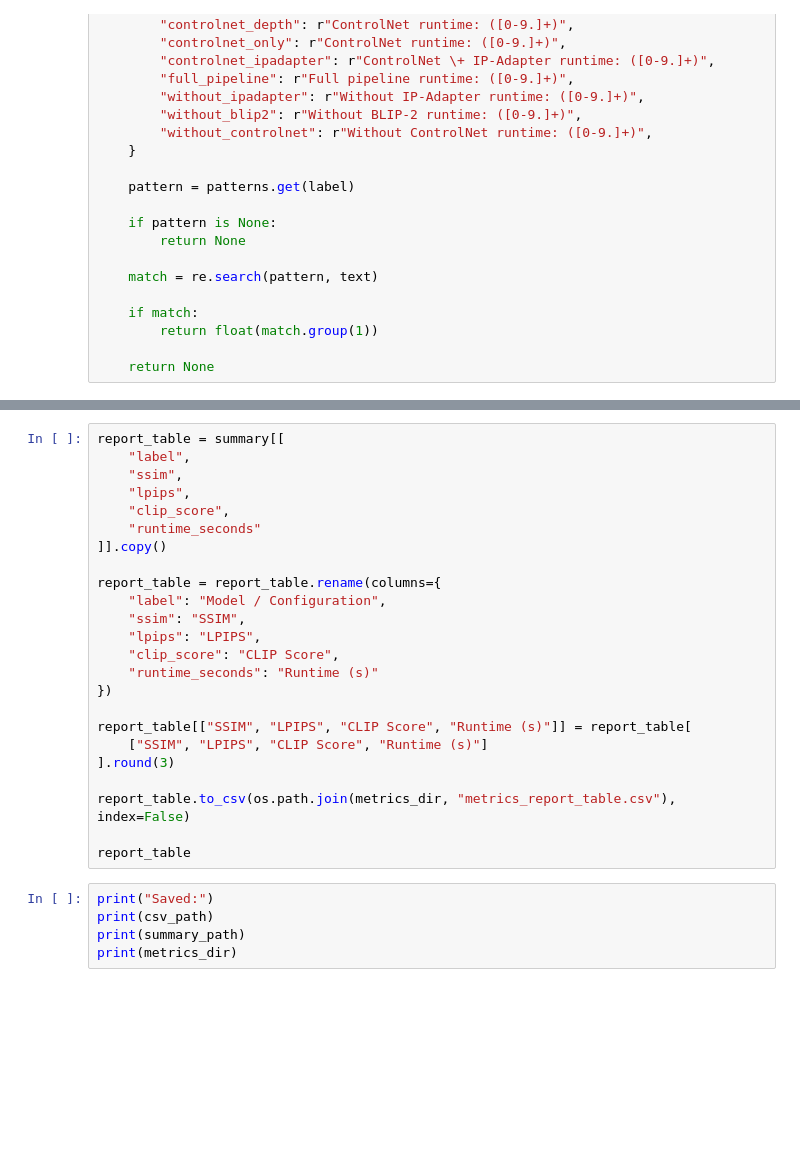
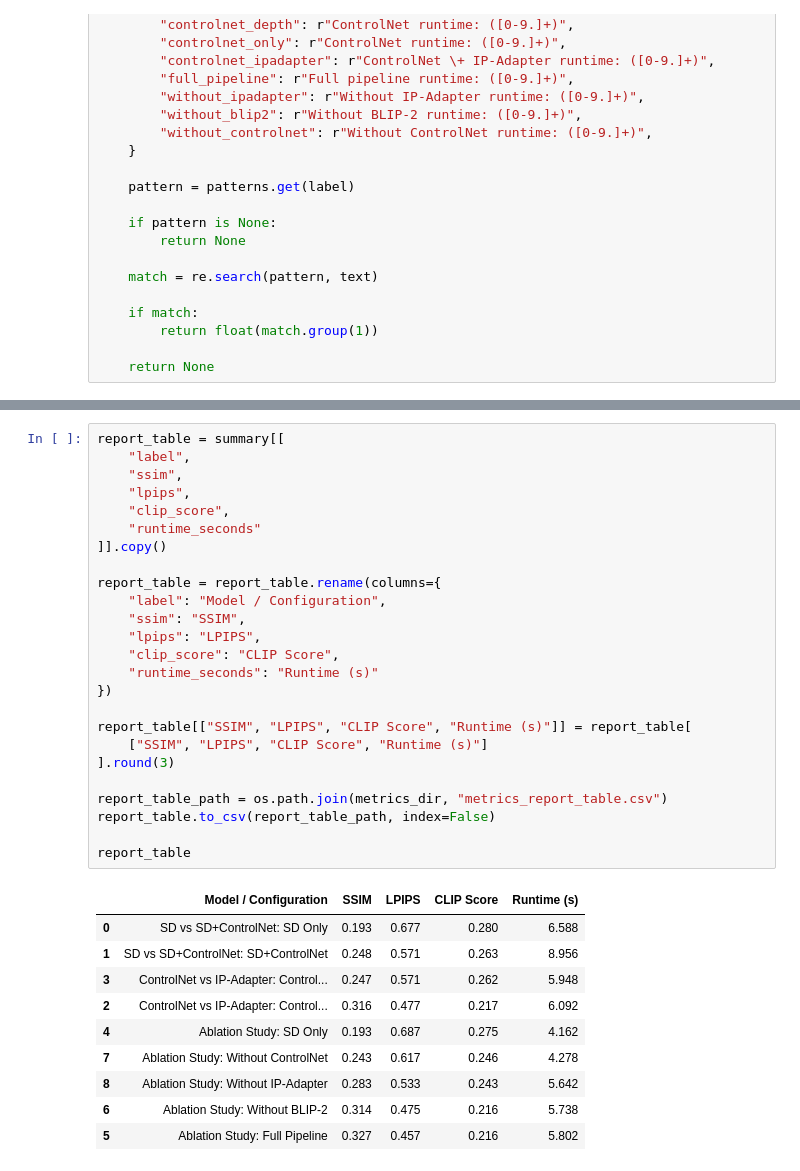
Before and after one commit to josephzl04/image-data-generation, a Jupyter notebook: notebooks/metrics_evaluation.ipynb, the cells around one changed output, grey strips where cells are left out. Saved outputs shown, nothing was run; the diff lists cells and outputs as text; blank space fills up the shorter version.

```diff
--- a/notebooks/metrics_evaluation.ipynb
+++ b/notebooks/metrics_evaluation.ipynb
@@ -285,29 +367,36 @@ plt.show()
-# %%
-report_table = summary[[
-    "label",
-    "ssim",
-    "lpips",
-    "clip_score",
-    "runtime_seconds"
-]].copy()
-
-report_table = report_table.rename(columns={
-    "label": "Model / Configuration",
-    "ssim": "SSIM",
-    "lpips": "LPIPS",
-    "clip_score": "CLIP Score",
-    "runtime_seconds": "Runtime (s)"
-})
-
-report_table[["SSIM", "LPIPS", "CLIP Score", "Runtime (s)"]] = report_table[
-    ["SSIM", "LPIPS", "CLIP Score", "Runtime (s)"]
-].round(3)
-
-report_table.to_csv(os.path.join(metrics_dir, "metrics_report_table.csv"), index=False)
-
-report_table
-# %%
-print("Saved:")
-print(csv_path)
-print(summary_path)
-print(metrics_dir)
+# %%
+report_table = summary[[
+    "label",
+    "ssim",
+    "lpips",
+    "clip_score",
+    "runtime_seconds"
+]].copy()
+
+report_table = report_table.rename(columns={
+    "label": "Model / Configuration",
+    "ssim": "SSIM",
+    "lpips": "LPIPS",
+    "clip_score": "CLIP Score",
+    "runtime_seconds": "Runtime (s)"
+})
+
+report_table[["SSIM", "LPIPS", "CLIP Score", "Runtime (s)"]] = report_table[
+    ["SSIM", "LPIPS", "CLIP Score", "Runtime (s)"]
+].round(3)
+
+report_table_path = os.path.join(metrics_dir, "metrics_report_table.csv")
+report_table.to_csv(report_table_path, index=False)
+
+report_table
+# %% [output]
+|  | Model / Configuration | SSIM | LPIPS | CLIP Score | Runtime (s) |
+| 0 | SD vs SD+ControlNet: SD Only | 0.193 | 0.677 | 0.280 | 6.588 |
+| 1 | SD vs SD+ControlNet: SD+ControlNet | 0.248 | 0.571 | 0.263 | 8.956 |
+| 3 | ControlNet vs IP-Adapter: Control... | 0.247 | 0.571 | 0.262 | 5.948 |
+| 2 | ControlNet vs IP-Adapter: Control... | 0.316 | 0.477 | 0.217 | 6.092 |
+| 4 | Ablation Study: SD Only | 0.193 | 0.687 | 0.275 | 4.162 |
+| 7 | Ablation Study: Without ControlNet | 0.243 | 0.617 | 0.246 | 4.278 |
+| 8 | Ablation Study: Without IP-Adapter | 0.283 | 0.533 | 0.243 | 5.642 |
+| 6 | Ablation Study: Without BLIP-2 | 0.314 | 0.475 | 0.216 | 5.738 |
+| 5 | Ablation Study: Full Pipeline | 0.327 | 0.457 | 0.216 | 5.802 |
```
Also changed, not shown: parts of 14 cells of this notebook.
